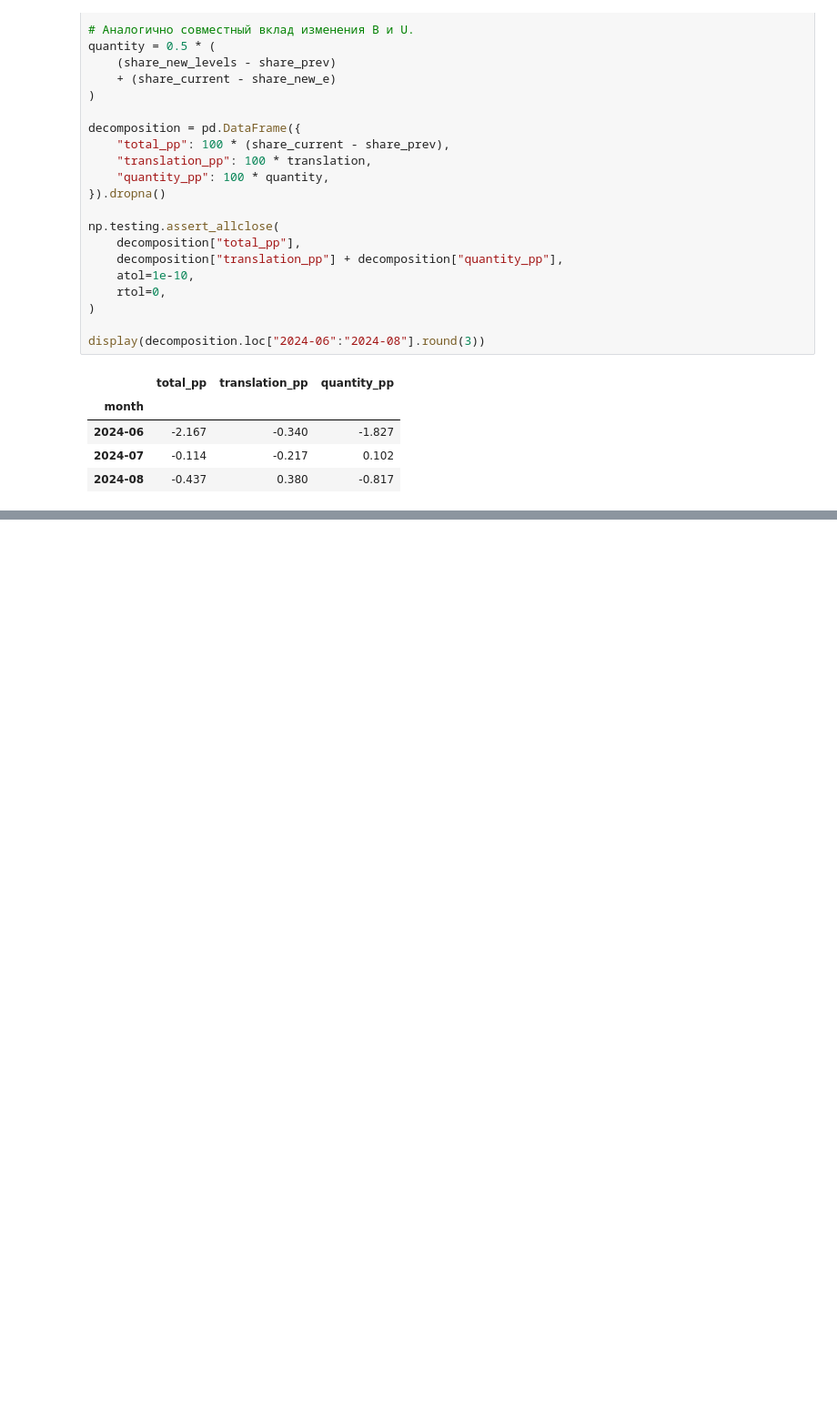
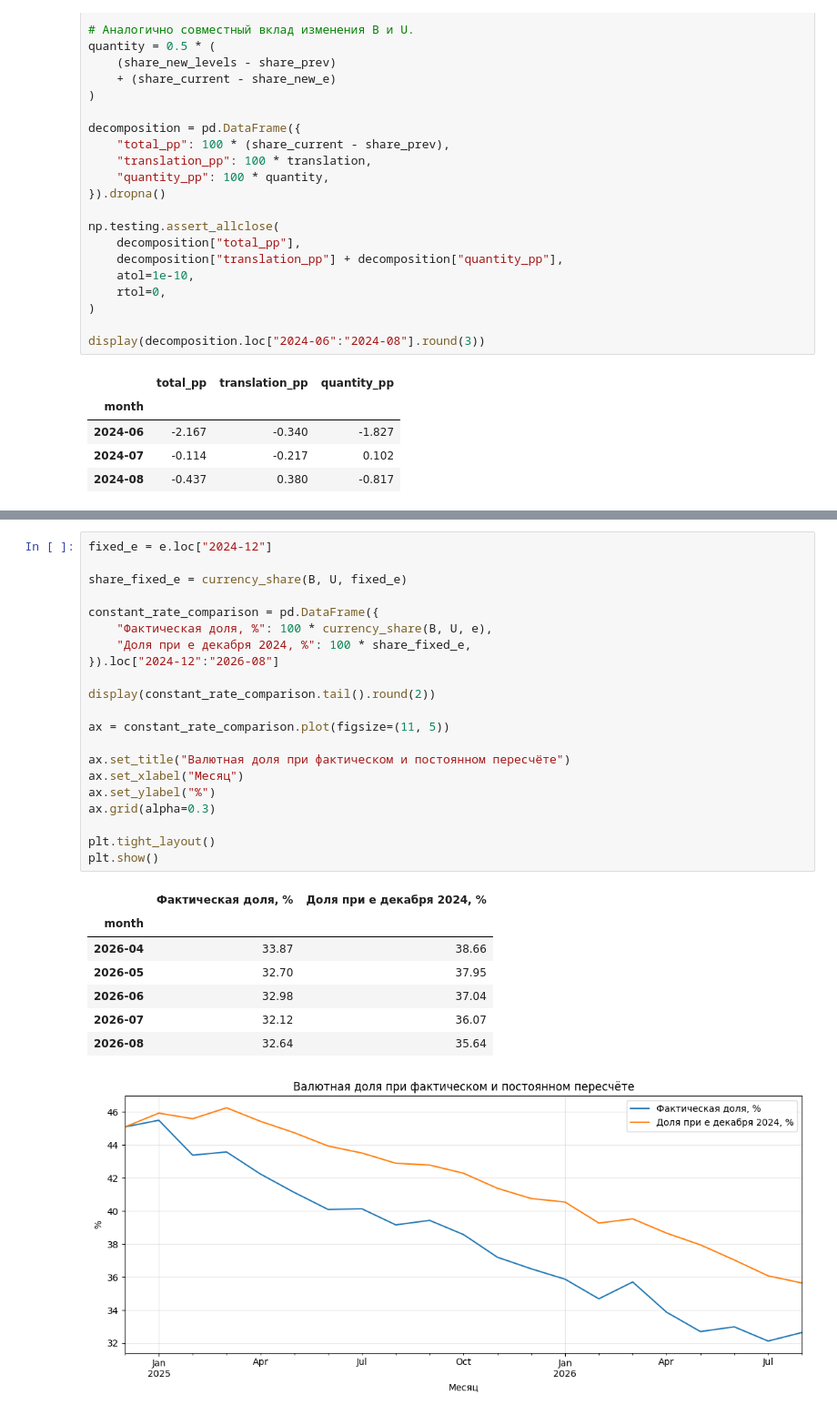
Before and after one commit to venskovalentin/belarus_dollarization_paper, a Jupyter notebook: notebooks/research_notebook.ipynb, the cells around one changed output, grey strips where cells are left out. Shown at 91% size. Cells and saved outputs as stored; diff of their text form; blank space fills up the shorter version.

```diff
--- a/notebooks/research_notebook.ipynb
+++ b/notebooks/research_notebook.ipynb
@@ -1237,0 +1277,30 @@ display(decomposition.loc["2024-06":"2024-08"].round(3))
+# %%
+fixed_e = e.loc["2024-12"]
+
+share_fixed_e = currency_share(B, U, fixed_e)
+
+constant_rate_comparison = pd.DataFrame({
+    "Фактическая доля, %": 100 * currency_share(B, U, e),
+    "Доля при e декабря 2024, %": 100 * share_fixed_e,
+}).loc["2024-12":"2026-08"]
+
+display(constant_rate_comparison.tail().round(2))
+
+ax = constant_rate_comparison.plot(figsize=(11, 5))
+
+ax.set_title("Валютная доля при фактическом и постоянном пересчёте")
+ax.set_xlabel("Месяц")
+ax.set_ylabel("%")
+ax.grid(alpha=0.3)
+
+plt.tight_layout()
+plt.show()
+# %% [output]
+|  | Фактическая доля, % | Доля при e декабря 2024, % |
+| month |  |  |
+| 2026-04 | 33.87 | 38.66 |
+| 2026-05 | 32.70 | 37.95 |
+| 2026-06 | 32.98 | 37.04 |
+| 2026-07 | 32.12 | 36.07 |
+| 2026-08 | 32.64 | 35.64 |
+[figure, added]
```
Also changed, not shown: parts of 6 cells of this notebook.
